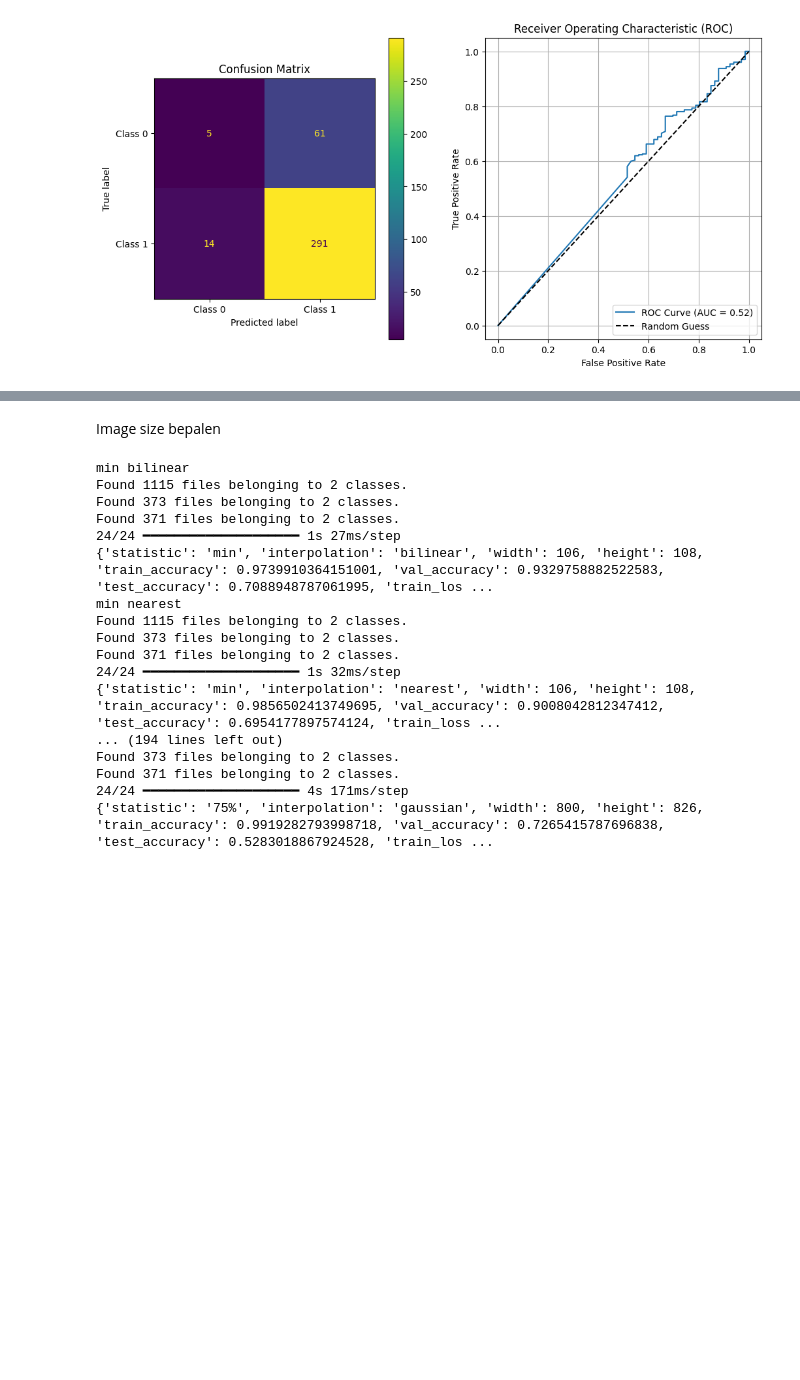
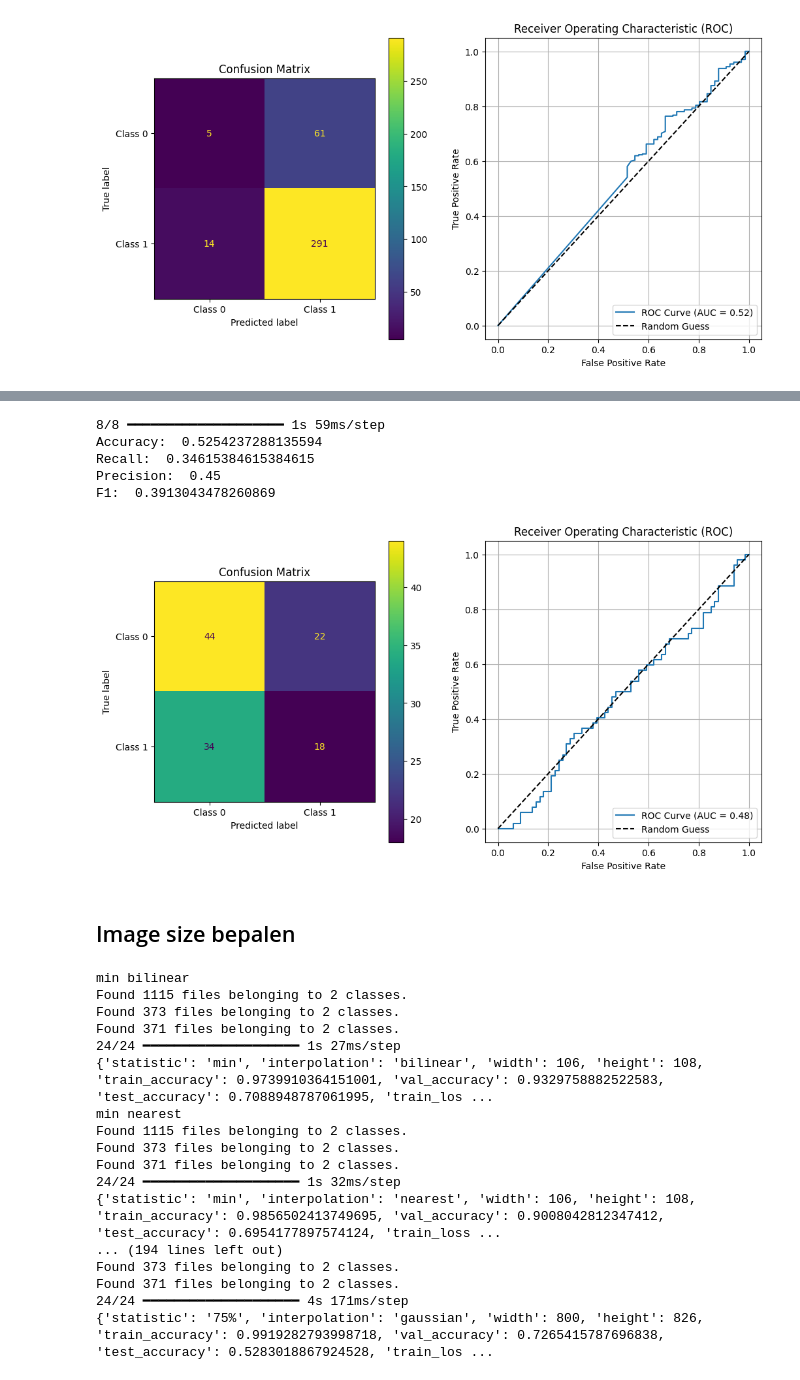
Before and after one commit to Tim-Mortier/Schilderijen-Classificatie, a Jupyter notebook: 4_Data_Sampling_Reshaping.ipynb, the cells around one changed output, grey strips where cells are left out. Cells and saved outputs as stored; diff of their text form; code cells hidden in the pictures; blank space fills up the shorter version.

```diff
--- a/4_Data_Sampling_Reshaping.ipynb
+++ b/4_Data_Sampling_Reshaping.ipynb
@@ -373,5 +459,14 @@ ROC AUC:  0.5149279682066568
+# %%
+print_metrics(model, test)
+# %% [output]
+8/8 ━━━━━━━━━━━━━━━━━━━━ 1s 59ms/step
+Accuracy:  0.5254237288135594
+Recall:  0.34615384615384615
+Precision:  0.45
+F1:  0.3913043478260869
+[figure, added]
 # %% [markdown]
-Image size bepalen
+## Image size bepalen
 # %%
 statistics = ["min", "25%", "median", "mean", "75%"]
 interpolations = ["bilinear", "nearest", "bicubic", "area", "lanczos3", "lanczos5", "gaussian"]
```
Also changed, not shown: parts of 25 cells of this notebook.
